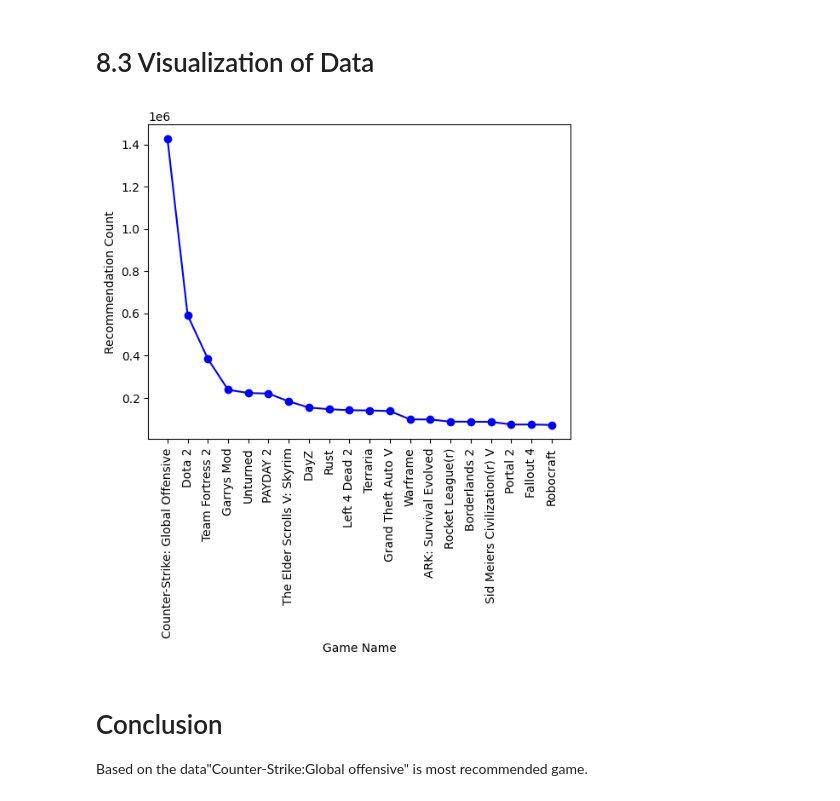
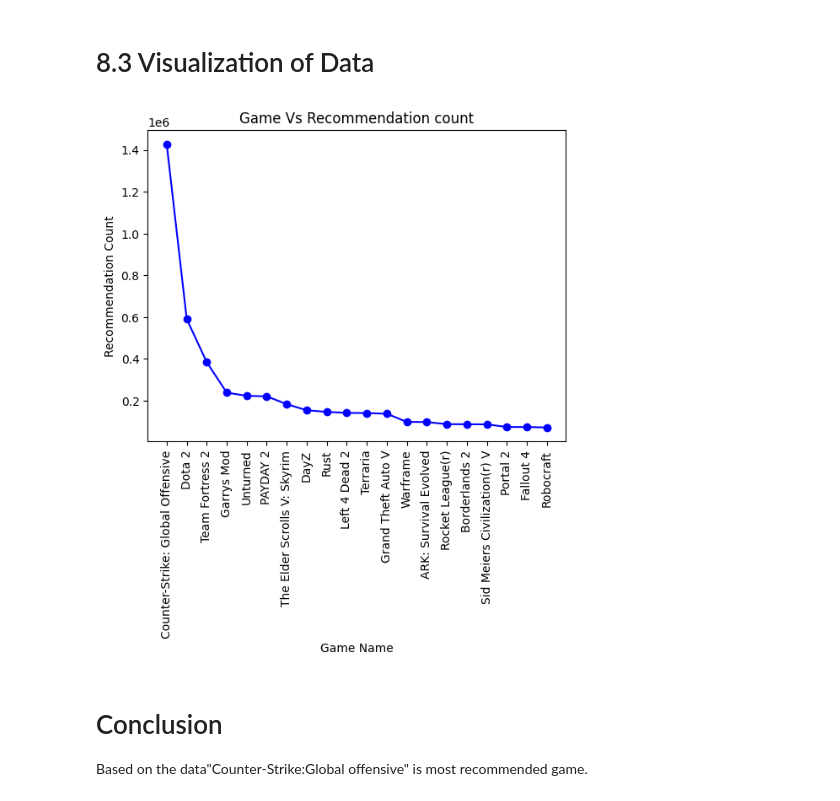
Before and after one commit to nardyjh/Project1-Group7, a Jupyter notebook: project1_Group7_game.ipynb, the cells around one changed output. Saved outputs shown, nothing was run; the diff lists cells and outputs as text; code cells hidden in the pictures.

```diff
--- a/project1_Group7_game.ipynb
+++ b/project1_Group7_game.ipynb
@@ -1109,15 +1111,15 @@ R_Top20_R
 # %%
 #Visualize the Data
 x_cl=R_Top20_R["GameName"]
 y_cl=R_Top20_R["RecommmendationCount"]
 plt.plot(x_cl,y_cl,color="blue",marker="o")
 plt.xticks(rotation=90)
 plt.xlabel("Game Name")
 plt.ylabel("Recommendation Count")
-
+plt.title("Game Vs Recommendation count")
 plt.show()
 # %% [output]
-[figure, old version]
+[figure, new version]
 # %% [markdown]
 # Conclusion
 Based on the data"Counter-Strike:Global offensive" is most recommended game.
```
Also changed, not shown: parts of 6 cells of this notebook.
